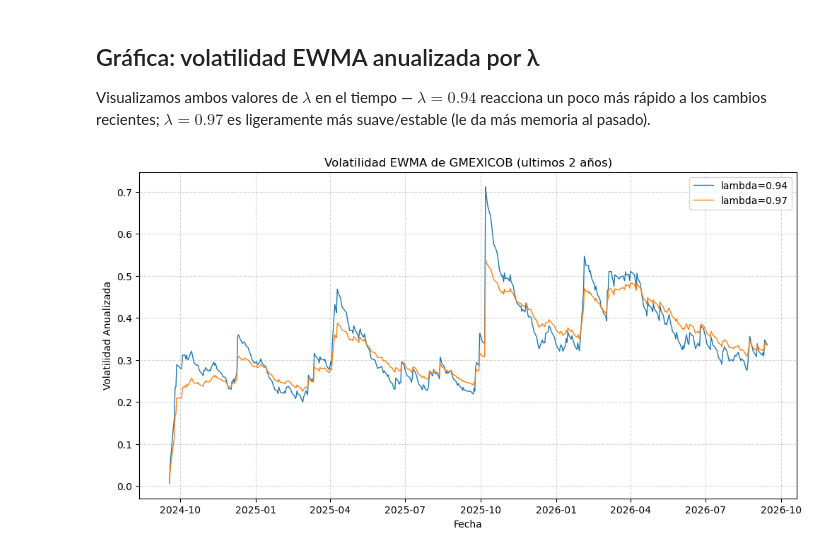
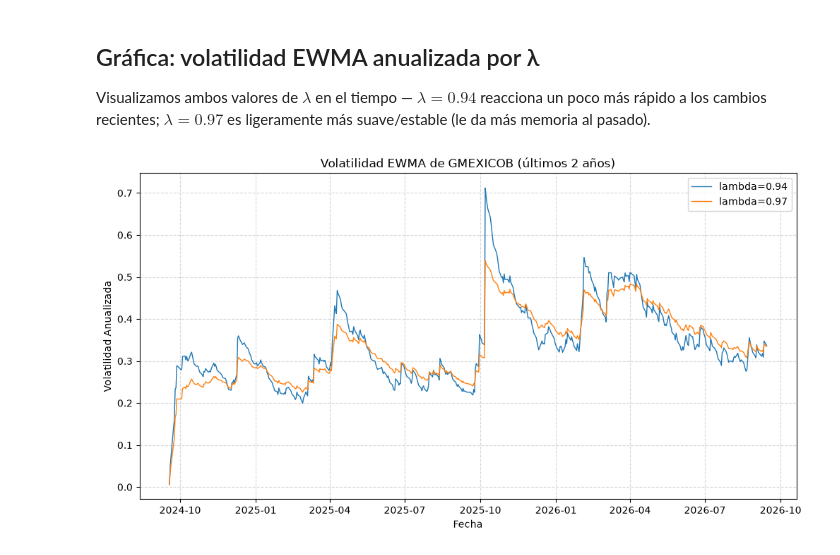
Before and after one commit to perezvic20067/analisis_del_riesgo_gmexico, a Jupyter notebook: modelos_varianza/examen2_ewma.ipynb, the cells around one changed output. Drawn from its saved outputs; the diff is of its cells as text; code cells hidden in the pictures.

```diff
--- a/modelos_varianza/examen2_ewma.ipynb
+++ b/modelos_varianza/examen2_ewma.ipynb
@@ -183,18 +183,18 @@ ligeramente más suave/estable (le da más memoria al pasado).
 # %%
 fig, ax = plt.subplots(figsize=(12, 6))
 
 for lam in lambdas:
     vol_anual = np.sqrt(sigma2[f'ewma_{lam}'] * 252)
     ax.plot(sigma2.index, vol_anual, label=f'lambda={lam}', linewidth=1)
 
 ax.set_xlabel('Fecha')
 ax.set_ylabel('Volatilidad Anualizada')
-ax.set_title('Volatilidad EWMA de GMEXICOB (ultimos 2 años)')
+ax.set_title('Volatilidad EWMA de GMEXICOB (últimos 2 años)')
 ax.legend()
 ax.grid(True, linestyle='--', alpha=0.5)
 
 save_path = os.path.join("..", "graficas", "ewma_volatilidad.png")
 plt.savefig(save_path, dpi=300, bbox_inches='tight')
 plt.show()
 # %% [output]
-[figure, old version]
+[figure, new version]
```
Also changed, not shown: 2 other files.
